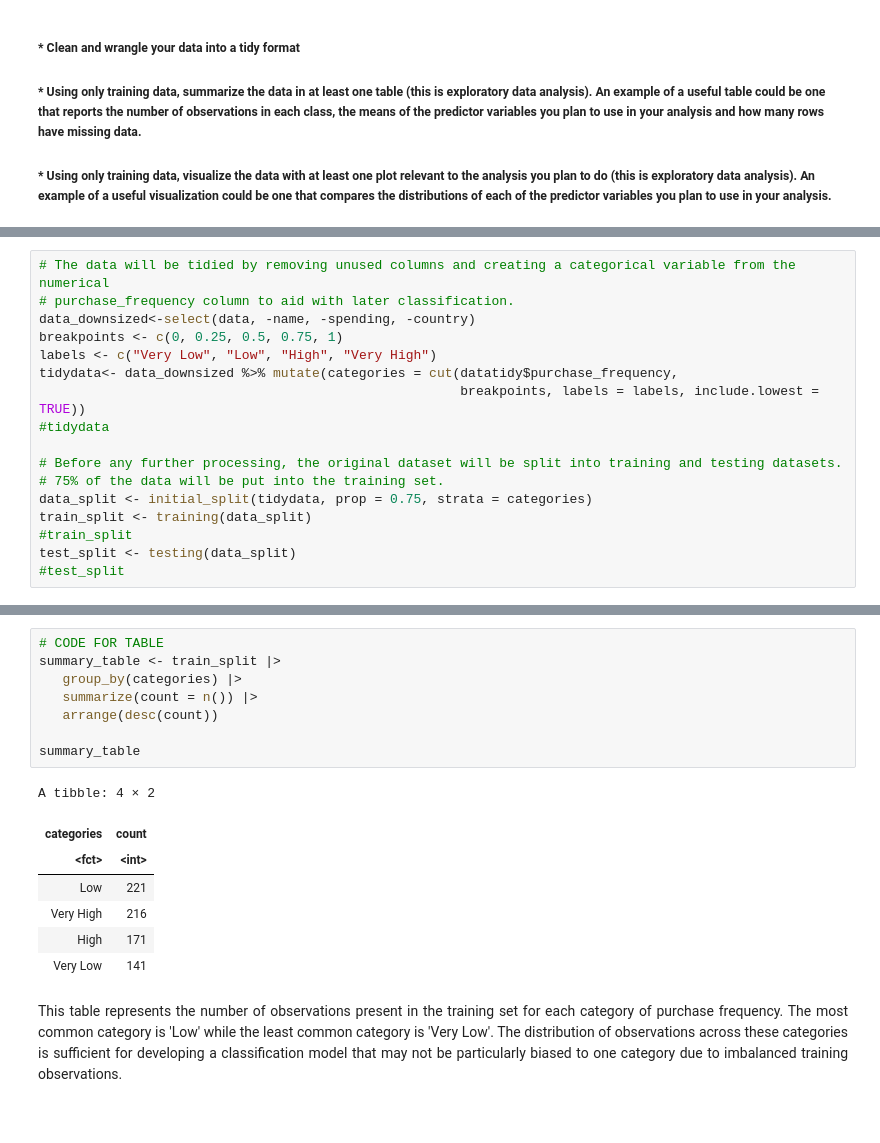
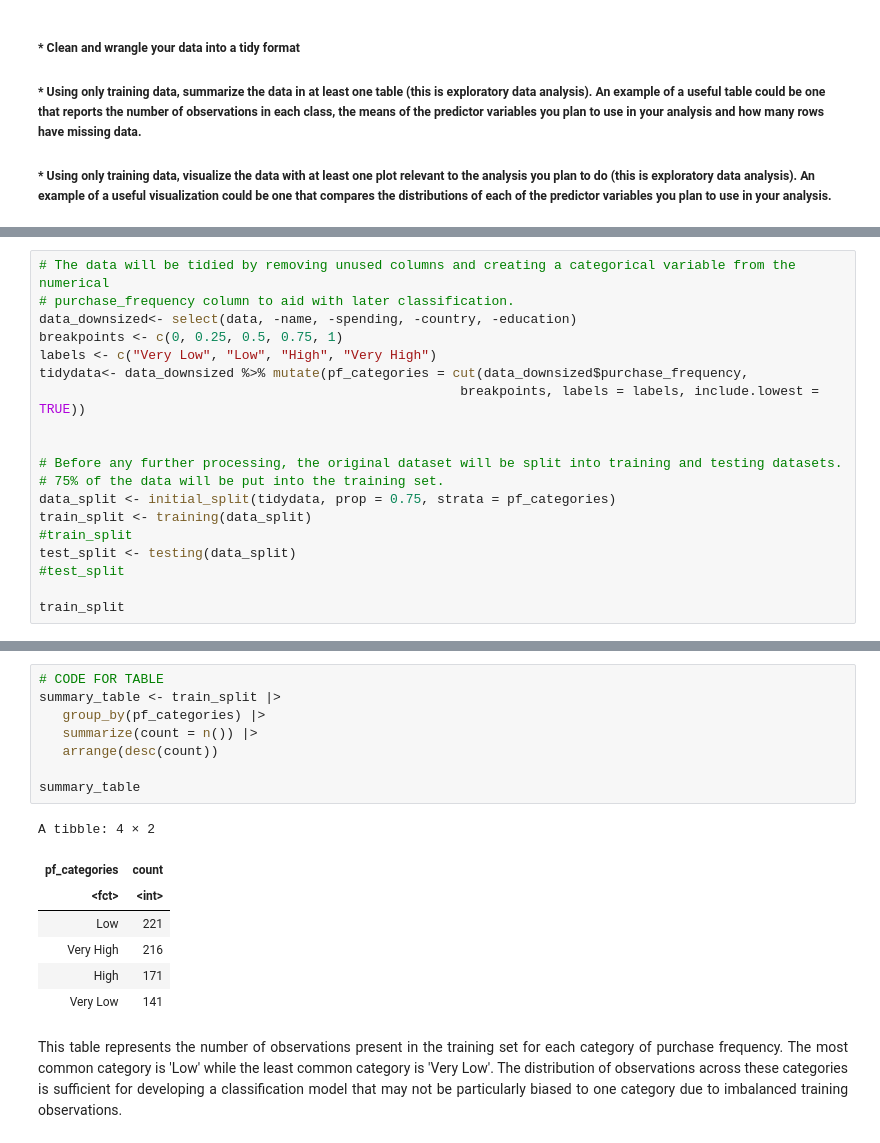
Before and after one commit to Kaylan-W/Dsci_project, a Jupyter notebook: project_proposal.ipynb, the cells around one changed output, grey strips where cells are left out. Saved outputs shown, nothing was run; the diff lists cells and outputs as text.

```diff
--- a/project_proposal.ipynb
+++ b/project_proposal.ipynb
@@ -50,17 +41,19 @@ dbl (4): age, income, purchase_frequency, spending
 # %%
 # The data will be tidied by removing unused columns and creating a categorical variable from the numerical
 # purchase_frequency column to aid with later classification.
-data_downsized<-select(data, -name, -spending, -country)
+data_downsized<- select(data, -name, -spending, -country, -education)
 breakpoints <- c(0, 0.25, 0.5, 0.75, 1)
 labels <- c("Very Low", "Low", "High", "Very High")
-tidydata<- data_downsized %>% mutate(categories = cut(datatidy$purchase_frequency,
+tidydata<- data_downsized %>% mutate(pf_categories = cut(data_downsized$purchase_frequency,
                                                       breakpoints, labels = labels, include.lowest = TRUE))
-#tidydata
+
 
 # Before any further processing, the original dataset will be split into training and testing datasets.
 # 75% of the data will be put into the training set.
-data_split <- initial_split(tidydata, prop = 0.75, strata = categories)
+data_split <- initial_split(tidydata, prop = 0.75, strata = pf_categories)
 train_split <- training(data_split)
 #train_split
 test_split <- testing(data_split)
 #test_split
+
+train_split
@@ -67,14 +80,14 @@ test_split <- testing(data_split)
 # %%
 # CODE FOR TABLE
 summary_table <- train_split |>
-   group_by(categories) |>
+   group_by(pf_categories) |>
    summarize(count = n()) |>
    arrange(desc(count))
 
 summary_table
 # %% [output]
 A tibble: 4 × 2
-| categories | count |
+| pf_categories | count |
 | <fct> | <int> |
 | Low | 221 |
 | Very High | 216 |
```
Also changed, not shown: parts of 4 cells of this notebook.
